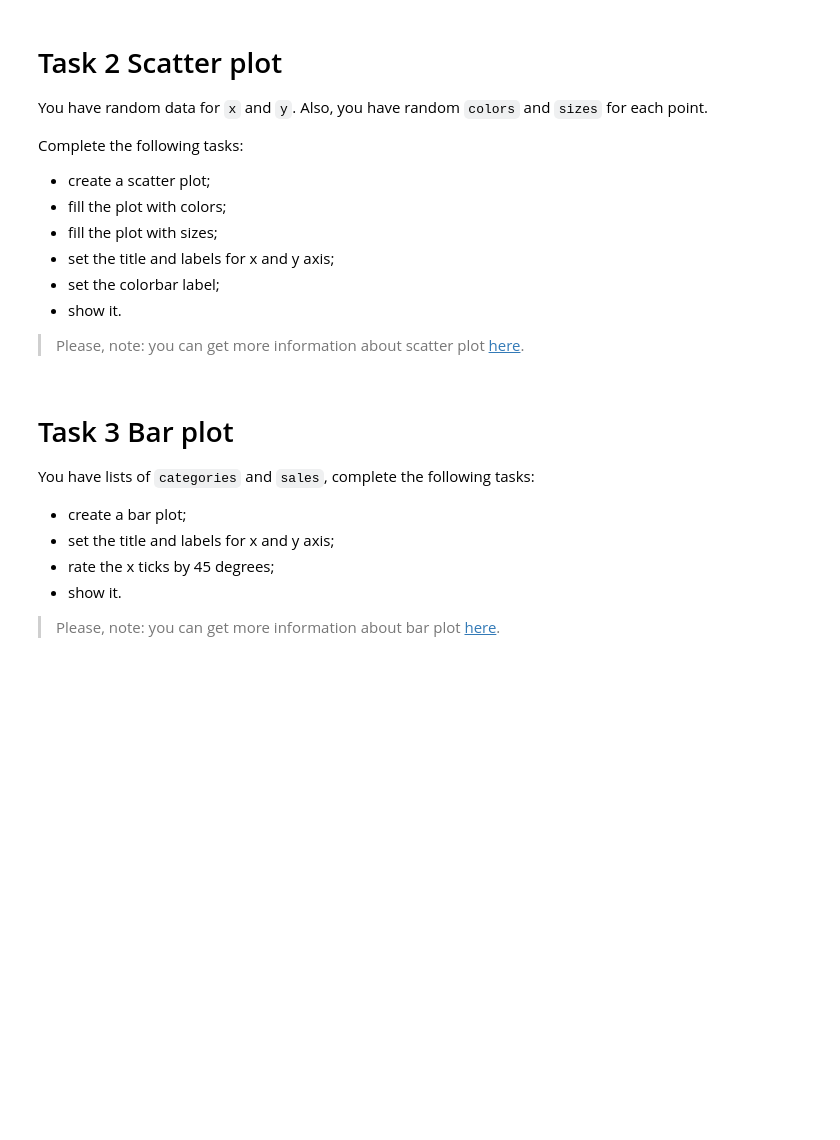
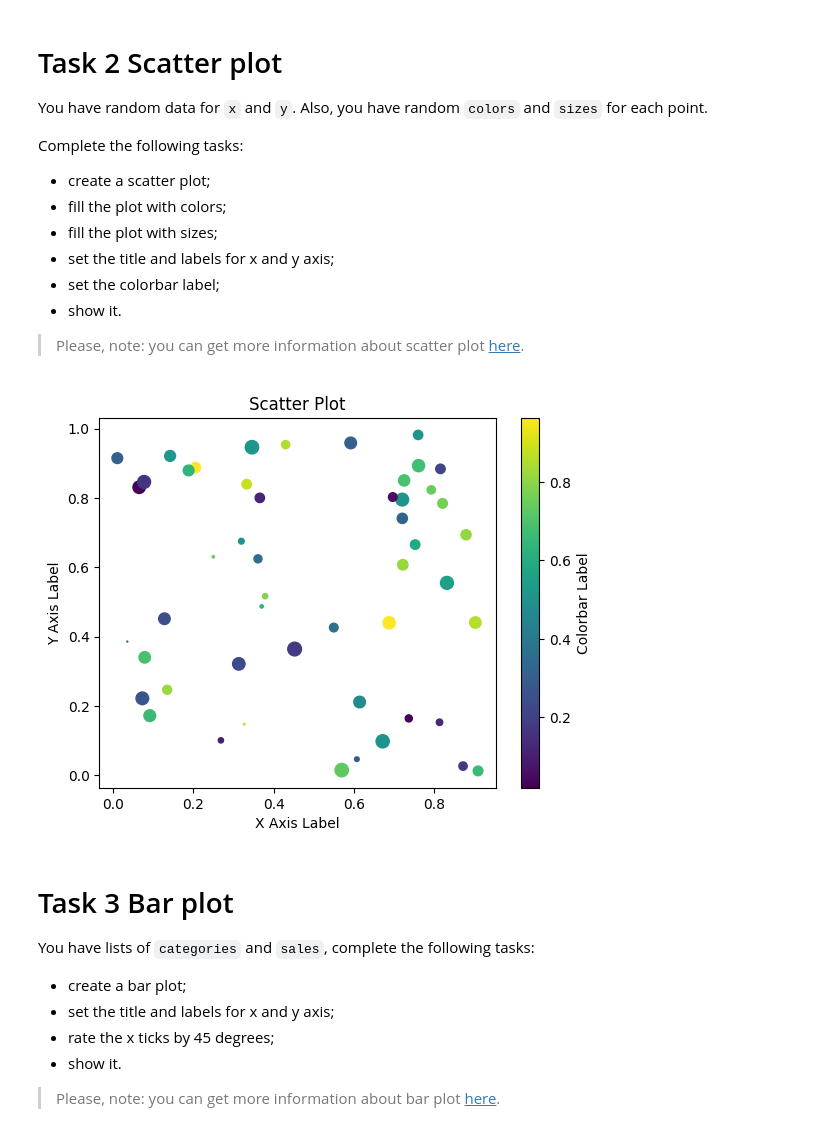
Before and after one commit to mate-academy/py-matplotlib, a Jupyter notebook: app/matplotlib.ipynb, the cells around one changed output. Saved outputs shown, nothing was run; the diff lists cells and outputs as text; code cells hidden in the pictures; blank space fills up the shorter version.

```diff
--- a/app/matplotlib.ipynb
+++ b/app/matplotlib.ipynb
@@ -45,10 +45,17 @@ Complete the following tasks:
 # %%
 x = np.random.rand(50)
 y = np.random.rand(50)
 colors = np.random.rand(50)
 sizes = 100 * np.random.rand(50)
 
-# write your code here
+plt.title("Scatter Plot")
+plt.xlabel("X Axis Label")
+plt.ylabel("Y Axis Label")
+scatter = plt.scatter(x, y, s=sizes, c=colors, cmap="viridis")
+cbar = plt.colorbar(scatter)
+cbar.set_label("Colorbar Label")
+# %% [output]
+[figure, added]
 # %% [markdown]
 # Task 3 Bar plot
 
```
